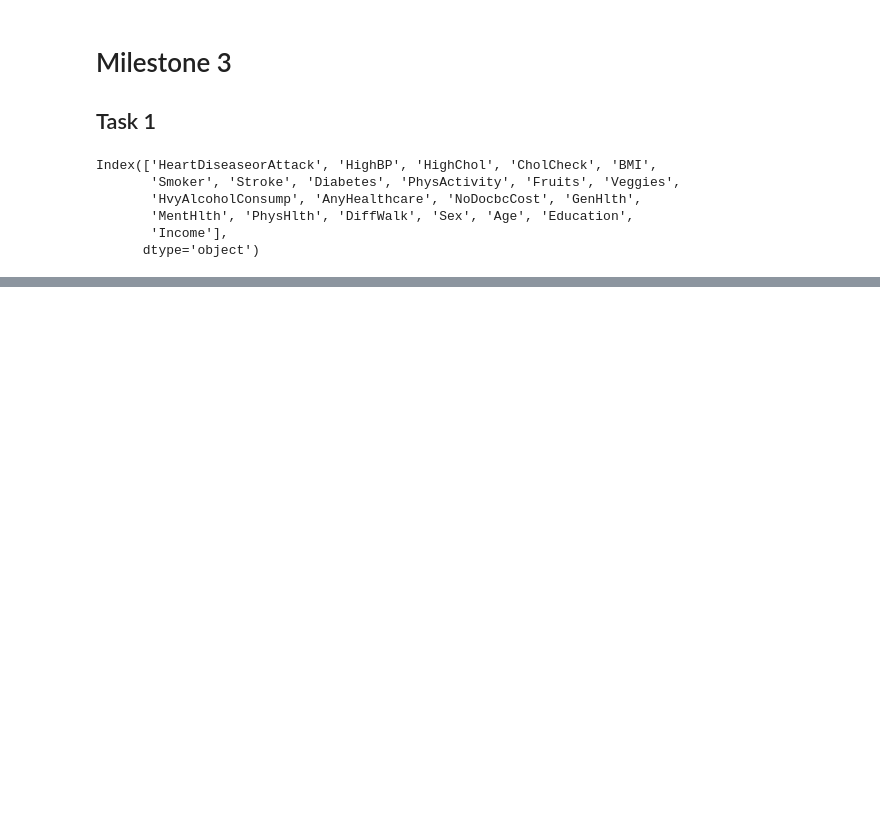
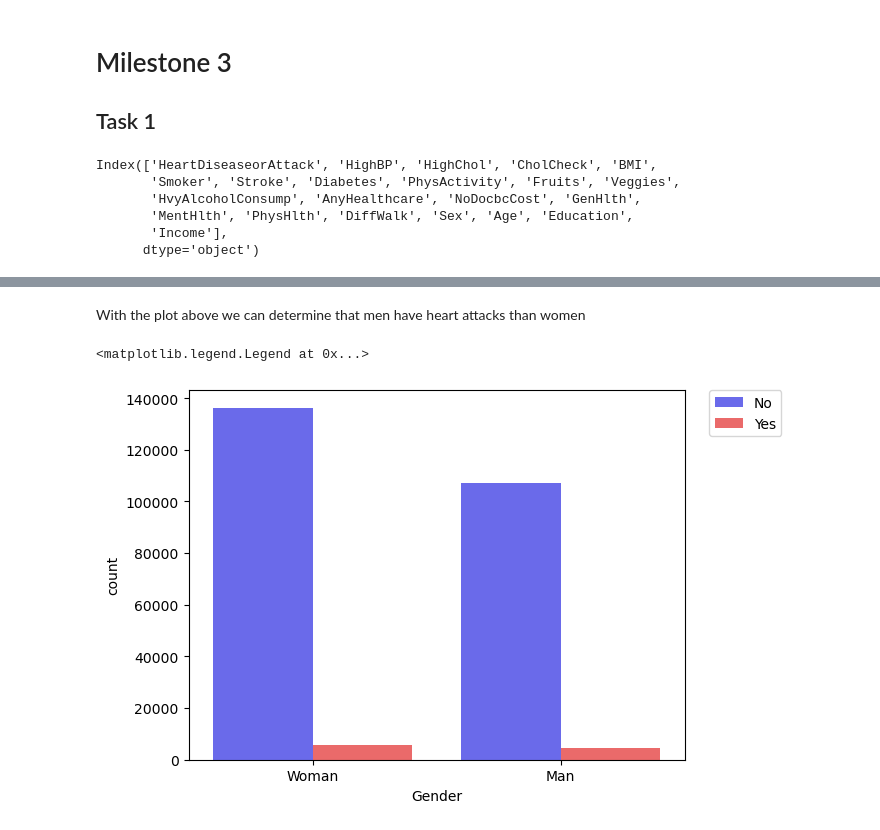
Before and after one commit to ubco-W2022T1-cosc301/project-group50, a Jupyter notebook: notebooks/analysis3.ipynb, the cells around one changed output, grey strips where cells are left out. Drawn from its saved outputs; the diff is of its cells as text; code cells hidden in the pictures; blank space fills up the shorter version.

```diff
--- a/notebooks/analysis3.ipynb
+++ b/notebooks/analysis3.ipynb
@@ -39,0 +191,8 @@ Index(['HeartDiseaseorAttack', 'HighBP', 'HighChol', 'CholCheck', 'BMI',
+# %% [markdown]
+With the plot above we can determine that men have heart attacks than women
+# %%
+sns.countplot(x='Gender', data=dfnew, hue='Stroke', palette="seismic")
+plt.legend(bbox_to_anchor=(1.05, 1), loc='upper left', borderaxespad=0)
+# %% [output]
+<matplotlib.legend.Legend at 0x...>
+[figure, added]
```
Also changed, not shown: parts of 29 cells of this notebook, 2 other files.
